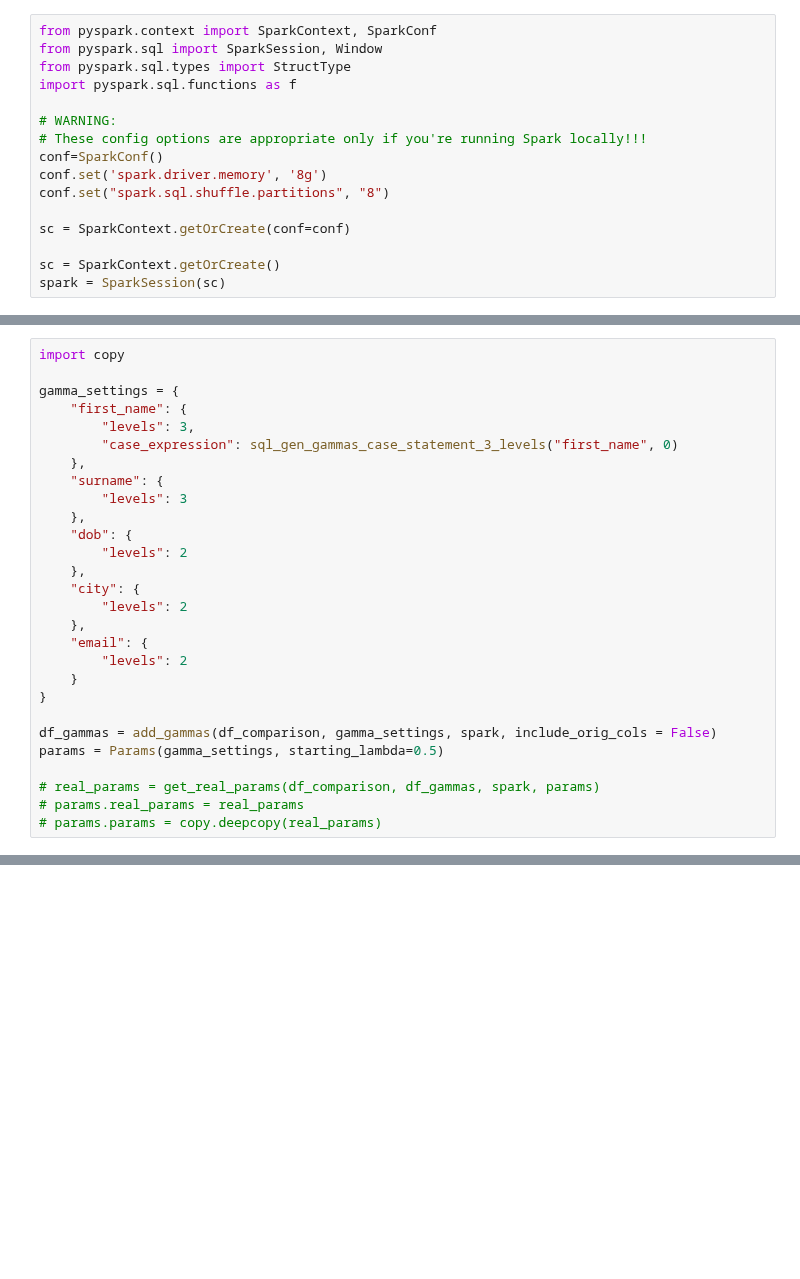
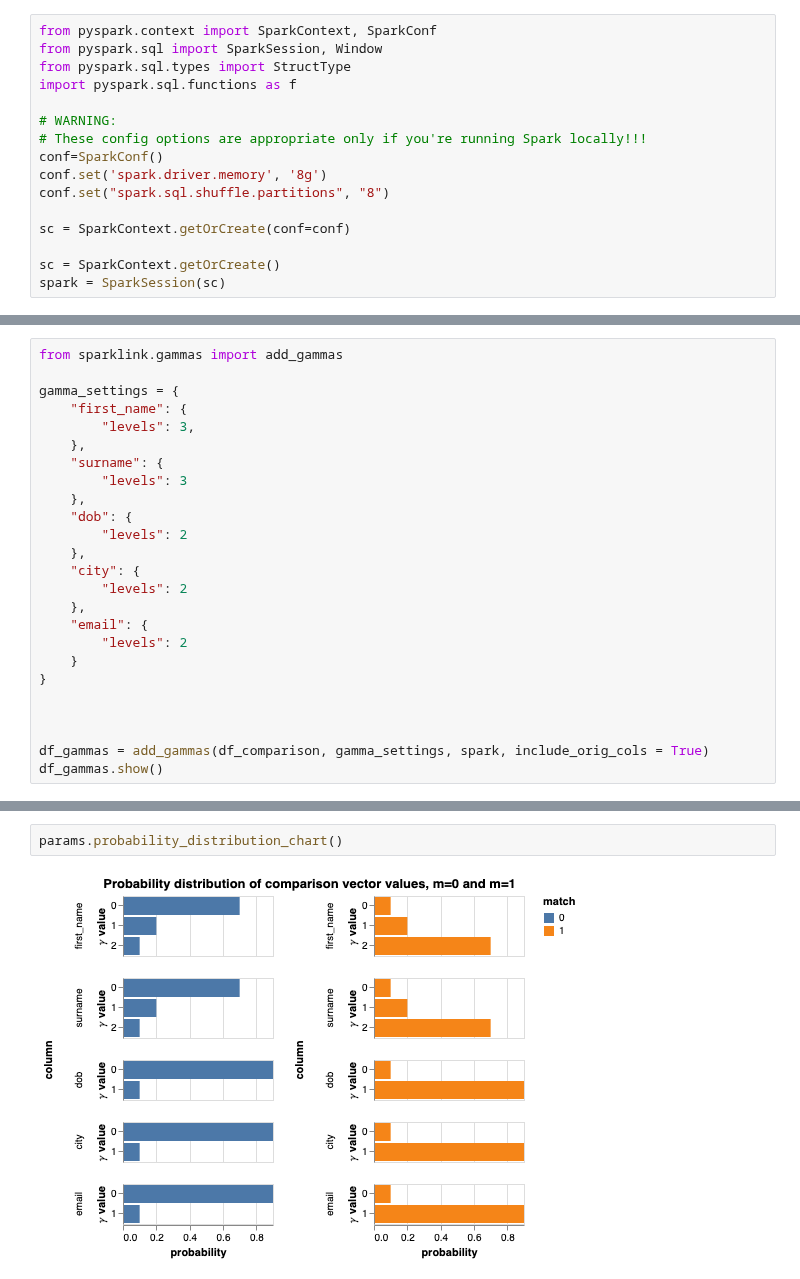
Before and after one commit to moj-analytical-services/splink, a Jupyter notebook: simple_demo.ipynb, the cells around one changed output, grey strips where cells are left out. Drawn from its saved outputs; the diff is of its cells as text; blank space fills up the shorter version.

```diff
--- a/simple_demo.ipynb
+++ b/simple_demo.ipynb
@@ -58,10 +93,9 @@ df_comparison = cartestian_block(df, df.columns, spark=spark)
 # %%
-import copy
+from sparklink.gammas import add_gammas
 
 gamma_settings = {
     "first_name": {
         "levels": 3,
-        "case_expression": sql_gen_gammas_case_statement_3_levels("first_name", 0)
     },
     "surname": {
         "levels": 3
@@ -77,9 +111,7 @@ gamma_settings = {
     }
 }
 
-df_gammas = add_gammas(df_comparison, gamma_settings, spark, include_orig_cols = False)
-params = Params(gamma_settings, starting_lambda=0.5)
 
-# real_params = get_real_params(df_comparison, df_gammas, spark, params)
-# params.real_params = real_params
-# params.params = copy.deepcopy(real_params)
+
+df_gammas = add_gammas(df_comparison, gamma_settings, spark, include_orig_cols = True)
+df_gammas.show()
@@ -86 +176,5 @@ params = Params(gamma_settings, starting_lambda=0.5)
+# %%
+params.probability_distribution_chart()
+# %% [output]
+[figure, added]
 # %%
```
Also changed, not shown: parts of 17 cells of this notebook.
